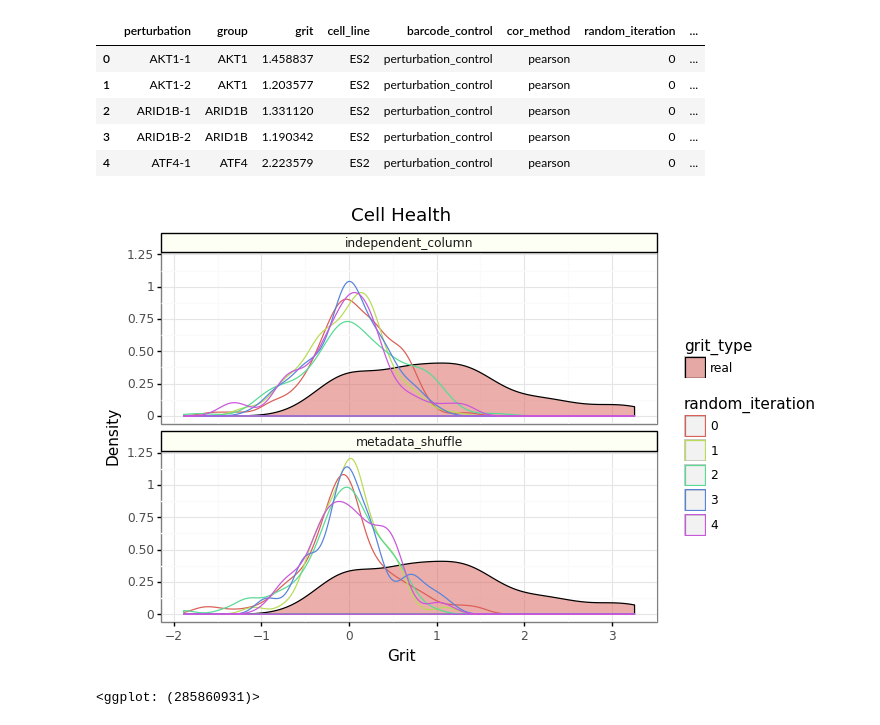
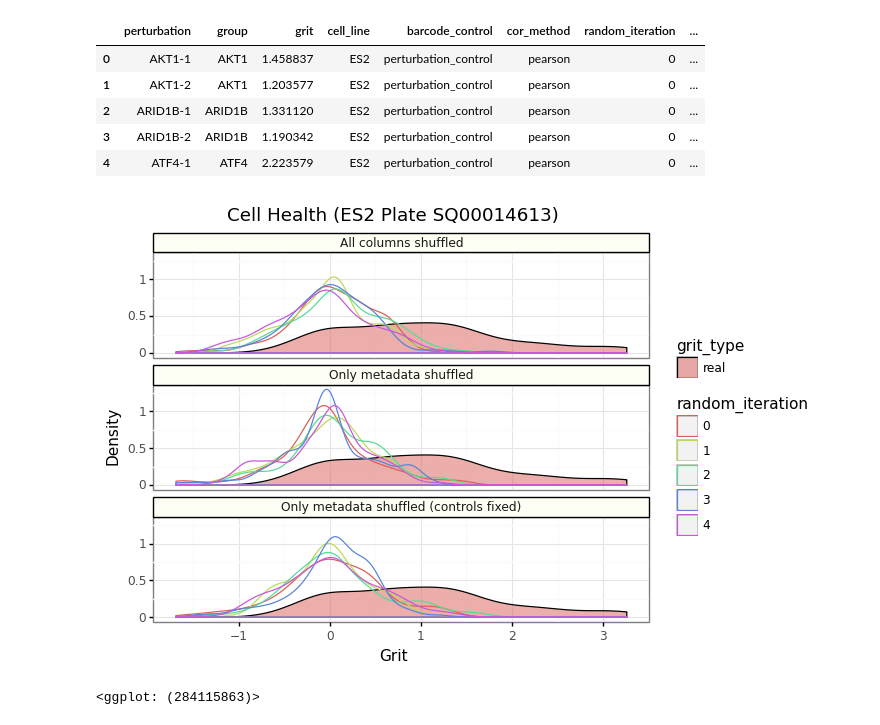
Before and after one commit to broadinstitute/grit-benchmark, a Jupyter notebook: 2.compare-metrics/cell-health/7.compare-permuted-and-controltitration-grit.ipynb, the cells around one changed output. Cells and saved outputs as stored; diff of their text form; code cells hidden in the pictures.

Commit message:
update permuted grit visualization

```diff
--- a/2.compare-metrics/cell-health/7.compare-permuted-and-controltitration-grit.ipynb
+++ b/2.compare-metrics/cell-health/7.compare-permuted-and-controltitration-grit.ipynb
@@ -17,10 +17,22 @@ plate = "SQ00014613"
 # Load randomly shuffled grit scores
 file = pathlib.Path(f"{cell_health_dir}/cell_health_grit_randomshuffled_{plate}.tsv")
 
-permuted_grit_df = pd.read_csv(file, sep="\t")
+permuted_grit_df = pd.read_csv(file, sep="\t").dropna()
 
 permuted_grit_df.random_iteration = permuted_grit_df.random_iteration.astype(str)
 
+permuted_grit_df.shuffle_method = pd.Categorical(
+    permuted_grit_df.shuffle_method.replace(
+        {
+            "independent_column": "All columns shuffled",
+            "full_metadata_shuffle": "Only metadata shuffled",
+            "metadata_shuffle_ctrl_fixed": "Only metadata shuffled (controls fixed)",
+            "real": "Real"
+        }
+    ),
+    categories=["All columns shuffled", "Only metadata shuffled", "Only metadata shuffled (controls fixed)", "Real"]
+)
+
 print(permuted_grit_df.shape)
 permuted_grit_df.head()
 # %% [output]
@@ -60,50 +80,61 @@ cell_health_update_df = (
     .query("barcode_control == 'cutting_control'")
     .query("cor_method == 'pearson'")
     .query("random_iteration == 'real'")
-    .query("shuffle_method == 'real'")
+    .query("shuffle_method == 'Real'")
     .assign(grit_type="real")
 )
-cell_health_update_df.shuffle_method = "independent_column"
+cell_health_update_df.shuffle_method = "All columns shuffled"
 
 cell_health_update_construct_df = (
     permuted_grit_df
     .query("barcode_control == 'cutting_control'")
     .query("cor_method == 'pearson'")
     .query("random_iteration == 'real'")
-    .query("shuffle_method == 'real'")
+    .query("shuffle_method == 'Real'")
     .assign(grit_type="real")
 )
 
-cell_health_update_construct_df.shuffle_method = "metadata_shuffle"
+cell_health_update_construct_df.shuffle_method = "Only metadata shuffled"
+
+cell_health_update_construct_two_df = (
+    permuted_grit_df
+    .query("barcode_control == 'cutting_control'")
+    .query("cor_method == 'pearson'")
+    .query("random_iteration == 'real'")
+    .query("shuffle_method == 'Real'")
+    .assign(grit_type="real")
+)
+
+cell_health_update_construct_two_df.shuffle_method = "Only metadata shuffled (controls fixed)"
 
 cell_health_update_df = pd.concat(
-    [cell_health_update_df, cell_health_update_construct_df],
+    [cell_health_update_df, cell_health_update_construct_df, cell_health_update_construct_two_df],
     axis="rows"
 )
 
 grit_permuted_gg = (
     gg.ggplot(
         gg.aes(x="grit")
     ) +
     gg.geom_density(gg.aes(fill="grit_type"), data=cell_health_update_df, alpha=0.5) +
     gg.geom_density(gg.aes(color="random_iteration"),
                     data=permuted_grit_df.query("random_iteration != 'real'"),
                     alpha=0.5) +
     gg.theme_bw() +
     gg.xlab("Grit") +
     gg.ylab("Density") +
-    gg.ggtitle("Cell Health") +
-    gg.facet_wrap("~shuffle_method", nrow=2) +
+    gg.ggtitle(f"Cell Health (ES2 Plate {plate})") +
+    gg.facet_wrap("~shuffle_method", nrow=3) +
     gg.theme(strip_background=gg.element_rect(color="black", fill="#fdfff4"))
 )
 
 output_file = pathlib.Path(f"{output_dir}/cell_health_grit_permuted_comparison.png")
-grit_permuted_gg.save(output_file, dpi=500, height=3.5, width=4)
+grit_permuted_gg.save(output_file, dpi=500, height=5, width=4)
 
 grit_permuted_gg
 # %% [output]
-[figure, old version]
+[figure, new version]
-<ggplot: (285860931)>
+<ggplot: (284115863)>
 # %%
 grit_control_count_gg = (
     gg.ggplot(titration_grit_df, gg.aes(x="num_controls", y="grit"))
```
Also changed, not shown: parts of 3 cells of this notebook, 6 other files.
